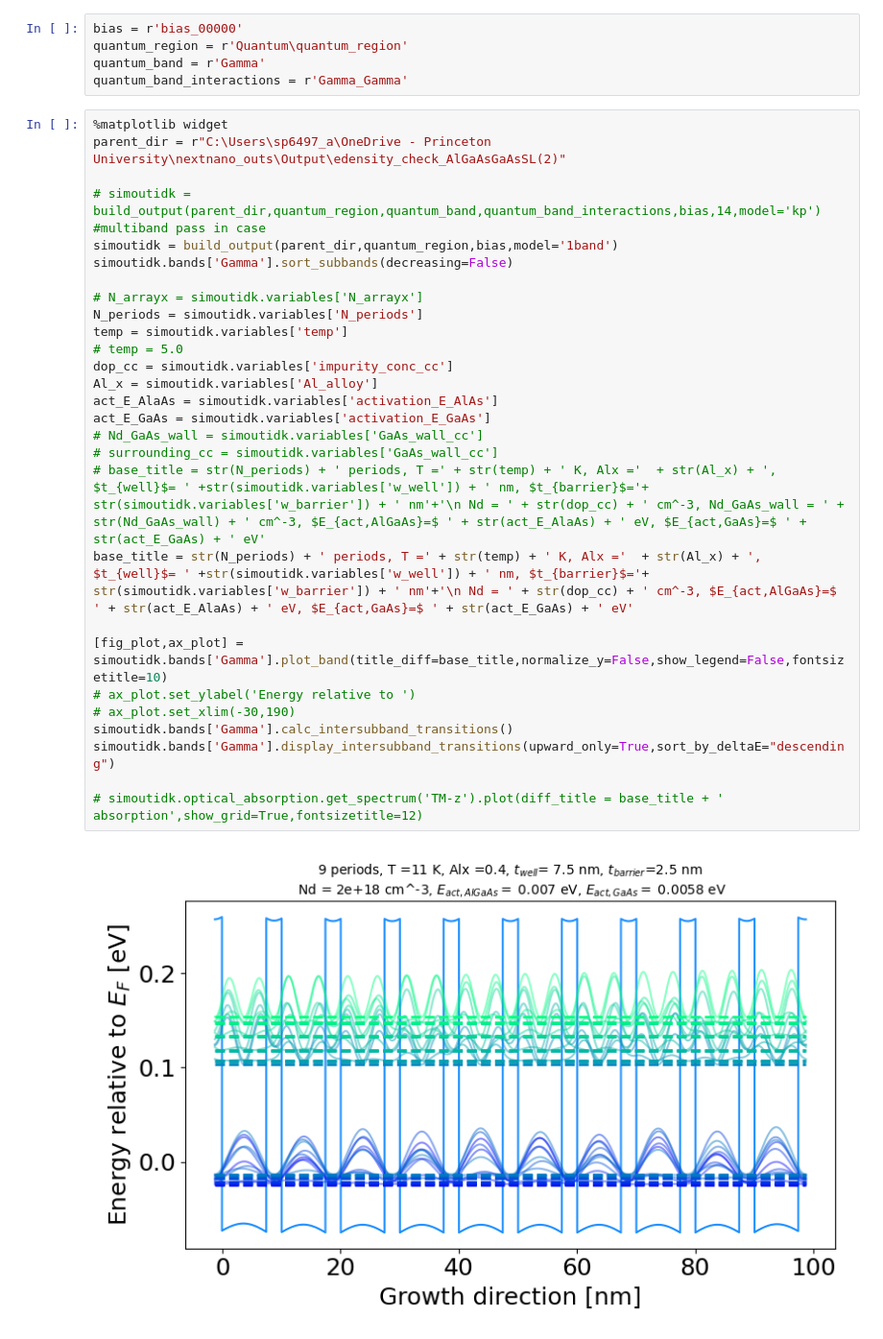
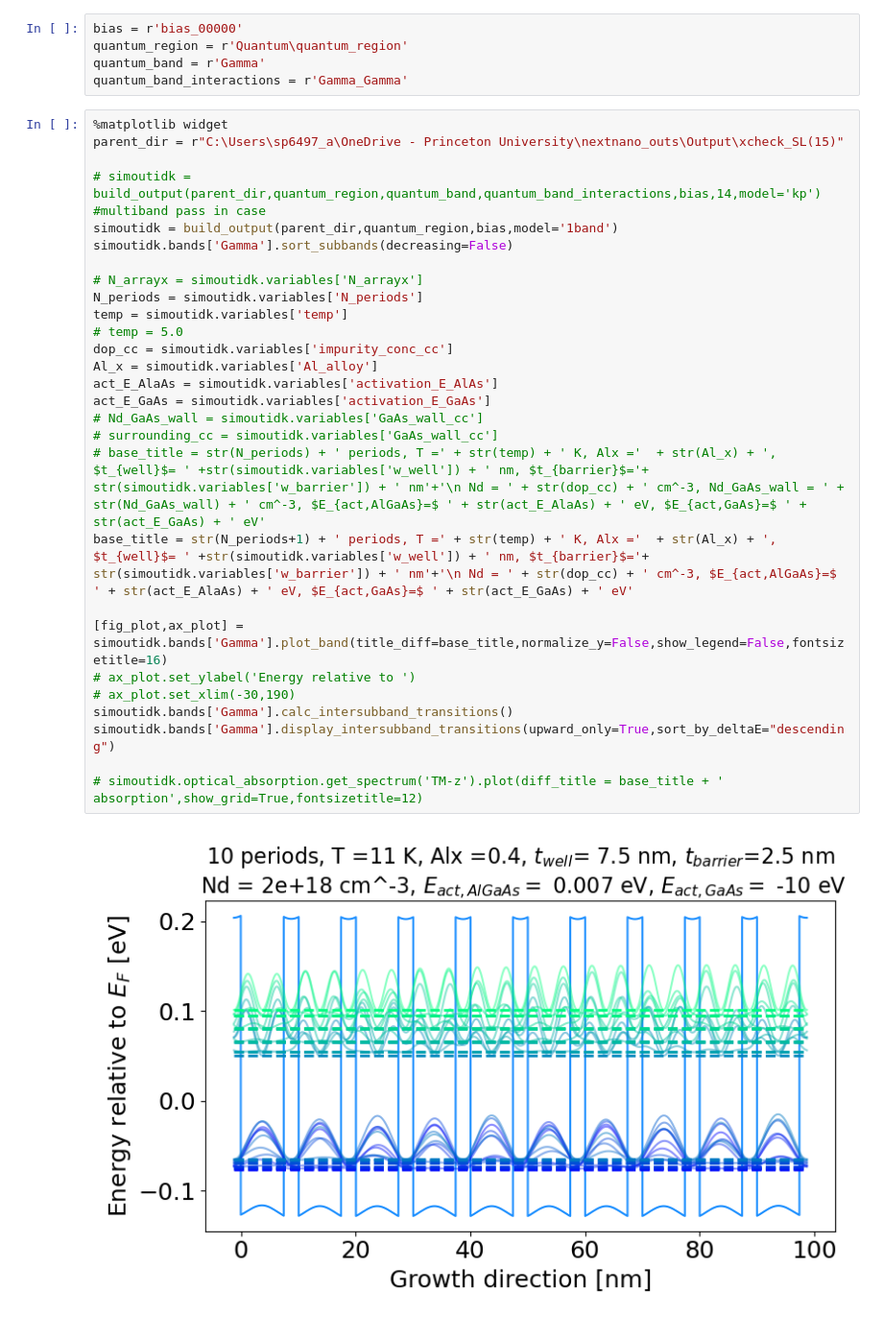
Before and after one commit to sherpsss/nextnanopy_projects, a Jupyter notebook: AlGaAsGaAsSL/AlGaAsGaAsSL.ipynb, the cells around one changed output. Shown at 96% size. Saved outputs shown, nothing was run; the diff lists cells and outputs as text.

```diff
--- a/AlGaAsGaAsSL/AlGaAsGaAsSL.ipynb
+++ b/AlGaAsGaAsSL/AlGaAsGaAsSL.ipynb
@@ -22,34 +22,34 @@ quantum_band = r'Gamma'
 quantum_band_interactions = r'Gamma_Gamma'
 # %%
 %matplotlib widget
-parent_dir = r"C:\Users\sp6497_a\OneDrive - Princeton University\nextnano_outs\Output\edensity_check_AlGaAsGaAsSL(2)"
+parent_dir = r"C:\Users\sp6497_a\OneDrive - Princeton University\nextnano_outs\Output\xcheck_SL(15)"
 
 # simoutidk = build_output(parent_dir,quantum_region,quantum_band,quantum_band_interactions,bias,14,model='kp') #multiband pass in case
 simoutidk = build_output(parent_dir,quantum_region,bias,model='1band')
 simoutidk.bands['Gamma'].sort_subbands(decreasing=False)
 
 # N_arrayx = simoutidk.variables['N_arrayx']
 N_periods = simoutidk.variables['N_periods']
 temp = simoutidk.variables['temp']
 # temp = 5.0
 dop_cc = simoutidk.variables['impurity_conc_cc']
 Al_x = simoutidk.variables['Al_alloy']
 act_E_AlaAs = simoutidk.variables['activation_E_AlAs']
 act_E_GaAs = simoutidk.variables['activation_E_GaAs']
 # Nd_GaAs_wall = simoutidk.variables['GaAs_wall_cc']
 # surrounding_cc = simoutidk.variables['GaAs_wall_cc']
 # base_title = str(N_periods) + ' periods, T =' + str(temp) + ' K, Alx ='  + str(Al_x) + ', $t_{well}$= ' +str(simoutidk.variables['w_well']) + ' nm, $t_{barrier}$='+ str(simoutidk.variables['w_barrier']) + ' nm'+'\n Nd = ' + str(dop_cc) + ' cm^-3, Nd_GaAs_wall = ' + str(Nd_GaAs_wall) + ' cm^-3, $E_{act,AlGaAs}=$ ' + str(act_E_AlaAs) + ' eV, $E_{act,GaAs}=$ ' + str(act_E_GaAs) + ' eV'
-base_title = str(N_periods) + ' periods, T =' + str(temp) + ' K, Alx ='  + str(Al_x) + ', $t_{well}$= ' +str(simoutidk.variables['w_well']) + ' nm, $t_{barrier}$='+ str(simoutidk.variables['w_barrier']) + ' nm'+'\n Nd = ' + str(dop_cc) + ' cm^-3, $E_{act,AlGaAs}=$ ' + str(act_E_AlaAs) + ' eV, $E_{act,GaAs}=$ ' + str(act_E_GaAs) + ' eV'
+base_title = str(N_periods+1) + ' periods, T =' + str(temp) + ' K, Alx ='  + str(Al_x) + ', $t_{well}$= ' +str(simoutidk.variables['w_well']) + ' nm, $t_{barrier}$='+ str(simoutidk.variables['w_barrier']) + ' nm'+'\n Nd = ' + str(dop_cc) + ' cm^-3, $E_{act,AlGaAs}=$ ' + str(act_E_AlaAs) + ' eV, $E_{act,GaAs}=$ ' + str(act_E_GaAs) + ' eV'
 
-[fig_plot,ax_plot] = simoutidk.bands['Gamma'].plot_band(title_diff=base_title,normalize_y=False,show_legend=False,fontsizetitle=10)
+[fig_plot,ax_plot] = simoutidk.bands['Gamma'].plot_band(title_diff=base_title,normalize_y=False,show_legend=False,fontsizetitle=16)
 # ax_plot.set_ylabel('Energy relative to ')
 # ax_plot.set_xlim(-30,190)
 simoutidk.bands['Gamma'].calc_intersubband_transitions()
 simoutidk.bands['Gamma'].display_intersubband_transitions(upward_only=True,sort_by_deltaE="descending")
 
 # simoutidk.optical_absorption.get_spectrum('TM-z').plot(diff_title = base_title + ' absorption',show_grid=True,fontsizetitle=12)
 # %% [output]
-[figure, old version]
+[figure, new version]
 Intersubband transition energies — Gamma
 -----------------------------------------------------
  i → j | ΔE (eV)
```
Also changed, not shown: parts of 2 cells of this notebook, 4 other files.
